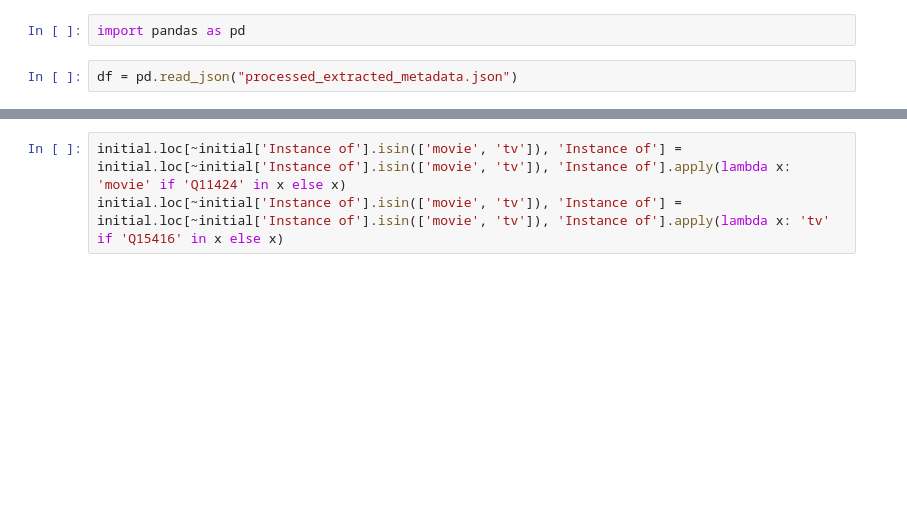
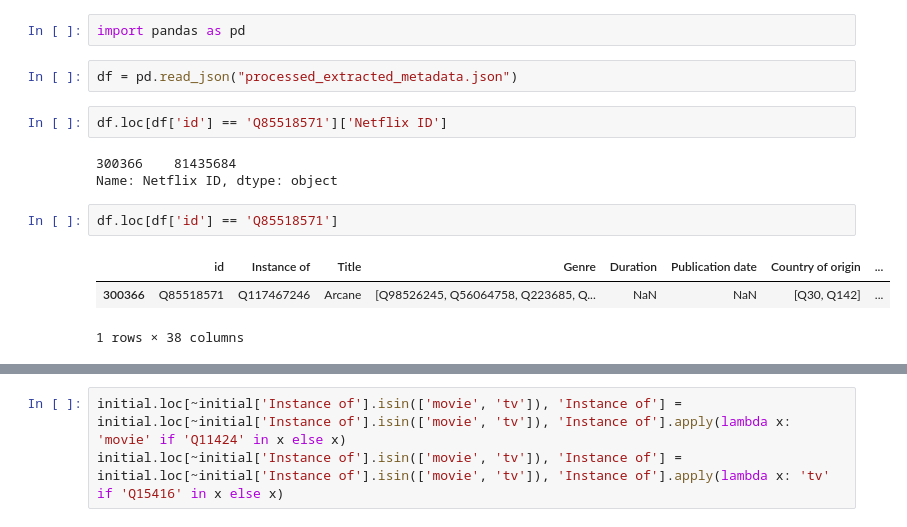
Before and after one commit to dannydhkim/Popcorn, a Jupyter notebook: database_processing/test.ipynb, the cells around one changed output, grey strips where cells are left out. Saved outputs shown, nothing was run; the diff lists cells and outputs as text; blank space fills up the shorter version.

```diff
--- a/database_processing/test.ipynb
+++ b/database_processing/test.ipynb
@@ -2,5 +2,16 @@
 import pandas as pd
 # %%
 df = pd.read_json("processed_extracted_metadata.json")
+# %%
+df.loc[df['id'] == 'Q85518571']['Netflix ID']
+# %% [output]
+300366    81435684
+Name: Netflix ID, dtype: object
+# %%
+df.loc[df['id'] == 'Q85518571']
+# %% [output]
+|  | id | Instance of | Title | Genre | Duration | Publication date | Country of origin | ... |
+| 300366 | Q85518571 | Q117467246 | Arcane | [Q98526245, Q56064758, Q223685, Q... | NaN | NaN | [Q30, Q142] | ... |
+1 rows × 38 columns
 # %%
 df
```
Also changed, not shown: parts of 41 cells of this notebook, 5 other files.
